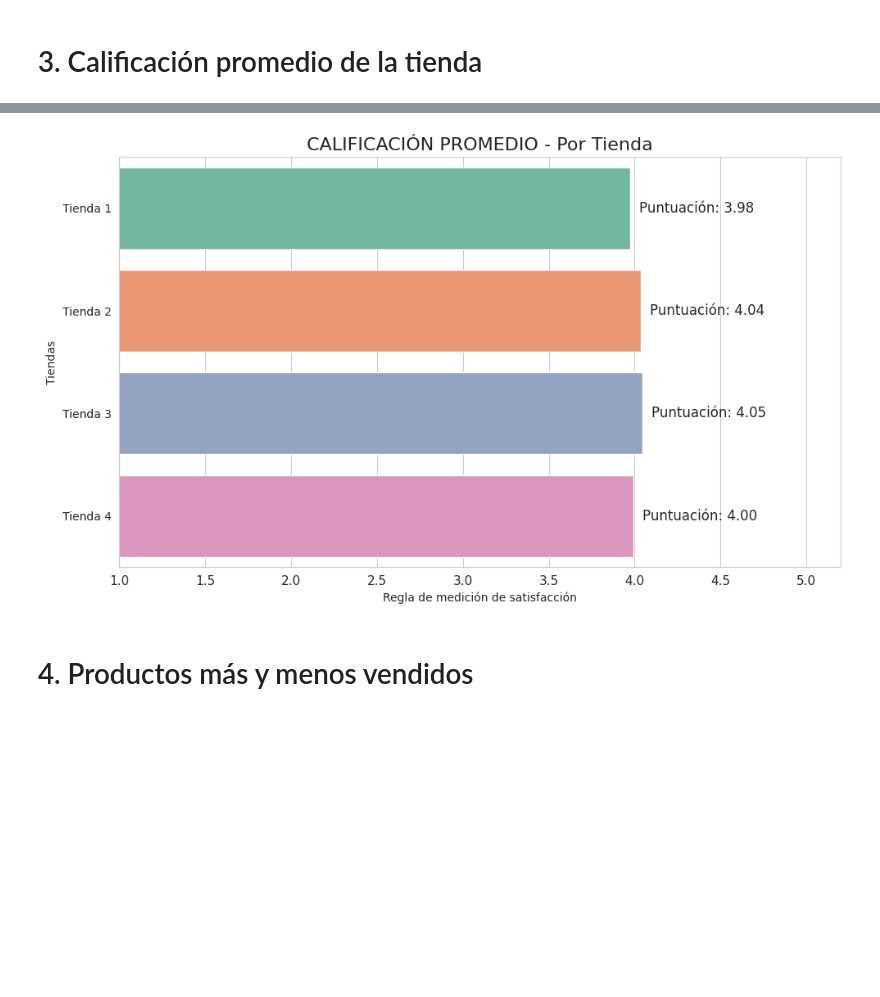
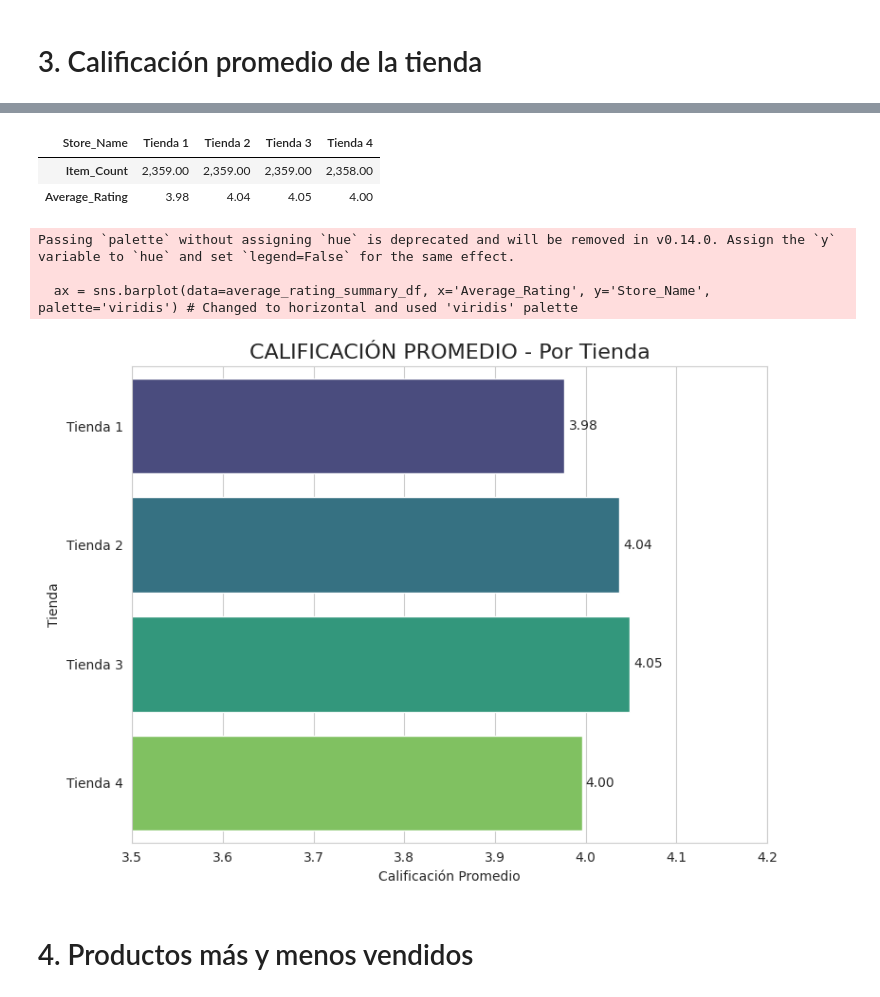
Before and after one commit to renzolea/Challenge-Alura-Store, a Jupyter notebook: AluraStoreLatam.ipynb, the cells around one changed output, grey strips where cells are left out. Saved outputs shown, nothing was run; the diff lists cells and outputs as text; code cells hidden in the pictures; blank space fills up the shorter version.

```diff
--- a/AluraStoreLatam.ipynb
+++ b/AluraStoreLatam.ipynb
@@ -160,28 +156,57 @@ total_promedio
-# %%
-# Creación gráfica del promedio con barras horizontales
-import seaborn as sns
-import matplotlib.pyplot as plt
-
-# Estilo y tamaño de la figura
-sns.set_style("whitegrid")
-plt.figure(figsize=(10, 6))
-ax = sns.barplot(data=total_promedio, y='Tienda', x='Promedio', hue='Tienda', legend=False, palette='Set2')
-
-# Título y etiquetas
-plt.title('CALIFICACIÓN PROMEDIO - Por Tienda', fontsize=16)
-plt.xlabel('Regla de medición de satisfacción')
-plt.ylabel('Tiendas')
-plt.xticks(ticks=[x * 0.5 for x in range(2, 11)], fontsize=11)
-plt.xlim(1, 5.2)
-
-# Mostrar valores al final de cada barra
-for i, valor in enumerate(total_promedio['Promedio']):
-    ax.text(valor + 0.05, i, f'Puntuación: {valor:,.2f}', va='center', fontsize=12)
-
-plt.tight_layout()
-plt.show()
-# %% [output]
-[figure, removed]
+# %%
+# Calculate average rating and count for each store directly
+store1_rating_summary = {'Store_Name': ['Tienda 1'], 'Item_Count' : [len(tienda)], 'Average_Rating' : [tienda['Calificación'].mean()]}
+store2_rating_summary = {'Store_Name': ['Tienda 2'], 'Item_Count' : [len(tienda2)], 'Average_Rating' : [tienda2['Calificación'].mean()]}
+store3_rating_summary = {'Store_Name': ['Tienda 3'], 'Item_Count' : [len(tienda3)], 'Average_Rating' : [tienda3['Calificación'].mean()]}
+store4_rating_summary = {'Store_Name': ['Tienda 4'], 'Item_Count' : [len(tienda4)], 'Average_Rating' : [tienda4['Calificación'].mean()]}
+
+# Create DataFrames from the data
+df_store1_rating = pd.DataFrame(store1_rating_summary)
+df_store2_rating = pd.DataFrame(store2_rating_summary)
+df_store3_rating = pd.DataFrame(store3_rating_summary)
+df_store4_rating = pd.DataFrame(store4_rating_summary)
+
+
+# Concatenate the DataFrames
+average_rating_summary_df = pd.concat([df_store1_rating, df_store2_rating, df_store3_rating, df_store4_rating], ignore_index=True)
+
+# Display the transposed summary
+display(average_rating_summary_df.set_index('Store_Name').T)
+# %% [output]
+| Store_Name | Tienda 1 | Tienda 2 | Tienda 3 | Tienda 4 |
+| Item_Count | 2,359.00 | 2,359.00 | 2,359.00 | 2,358.00 |
+| Average_Rating | 3.98 | 4.04 | 4.05 | 4.00 |
+# %%
+import seaborn as sns
+import matplotlib.pyplot as plt
+
+# Data is in average_rating_summary_df with columns 'Store_Name' and 'Average_Rating'
+
+# Design of the horizontal bar chart
+sns.set_style("whitegrid")
+plt.figure(figsize=(8, 6)) # Adjusted figure size
+
+# Create the horizontal bar plot
+ax = sns.barplot(data=average_rating_summary_df, x='Average_Rating', y='Store_Name', palette='viridis') # Changed to horizontal and used 'viridis' palette
+
+# Add labels to the bars
+for container in ax.containers:
+    ax.bar_label(container, fmt='%.2f', padding=3)
+
+
+plt.title('CALIFICACIÓN PROMEDIO - Por Tienda', fontsize=16) # Updated title
+plt.xlabel('Calificación Promedio')
+plt.ylabel('Tienda')
+plt.xlim(3.5, 4.2) # Set a reasonable x-axis limit to emphasize differences
+plt.yticks(rotation=0)
+
+plt.tight_layout()
+plt.show()
+# %% [output]
+Passing `palette` without assigning `hue` is deprecated and will be removed in v0.14.0. Assign the `y` variable to `hue` and set `legend=False` for the same effect.
+
+  ax = sns.barplot(data=average_rating_summary_df, x='Average_Rating', y='Store_Name', palette='viridis') # Changed to horizontal and used 'viridis' palette
+[figure, added]
 # %% [markdown]
 # 4. Productos más y menos vendidos
 # %%
```
Also changed, not shown: parts of 4 cells of this notebook.
